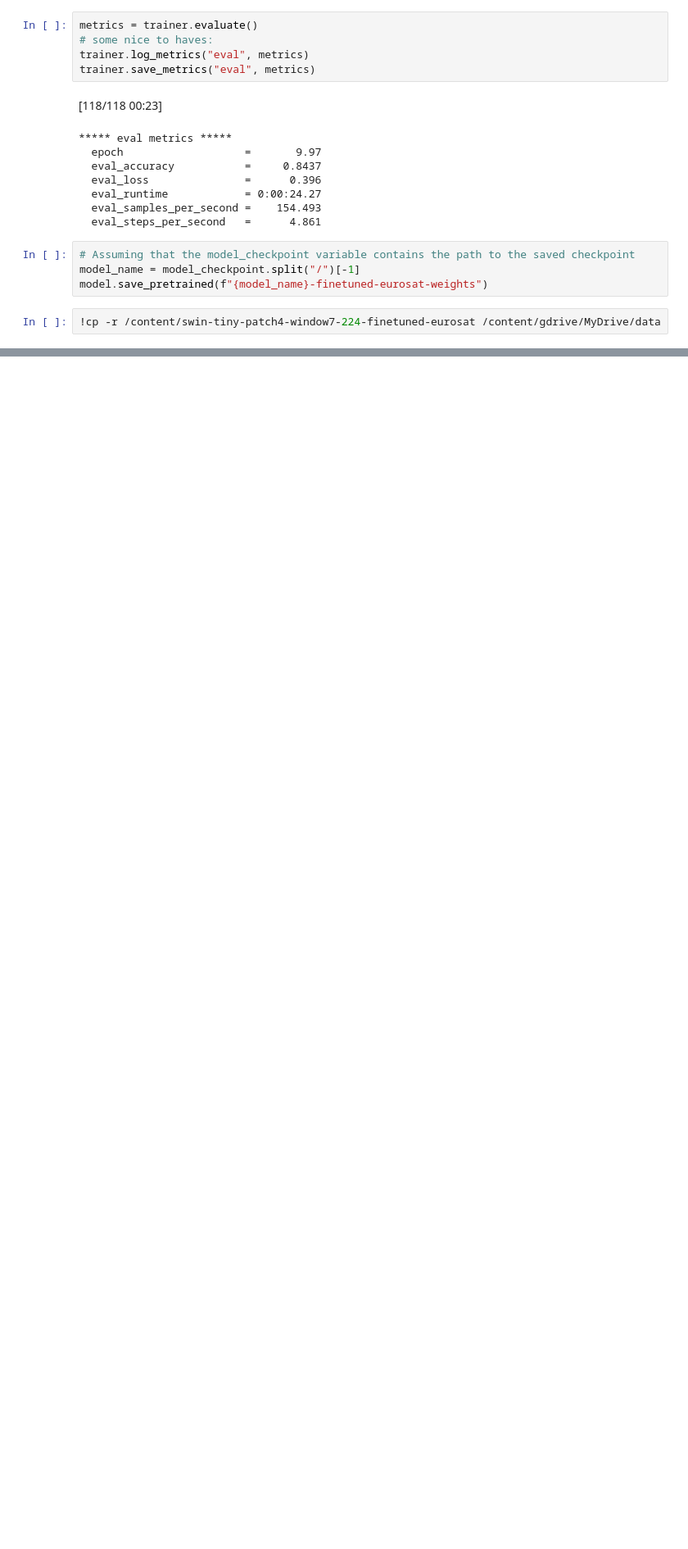
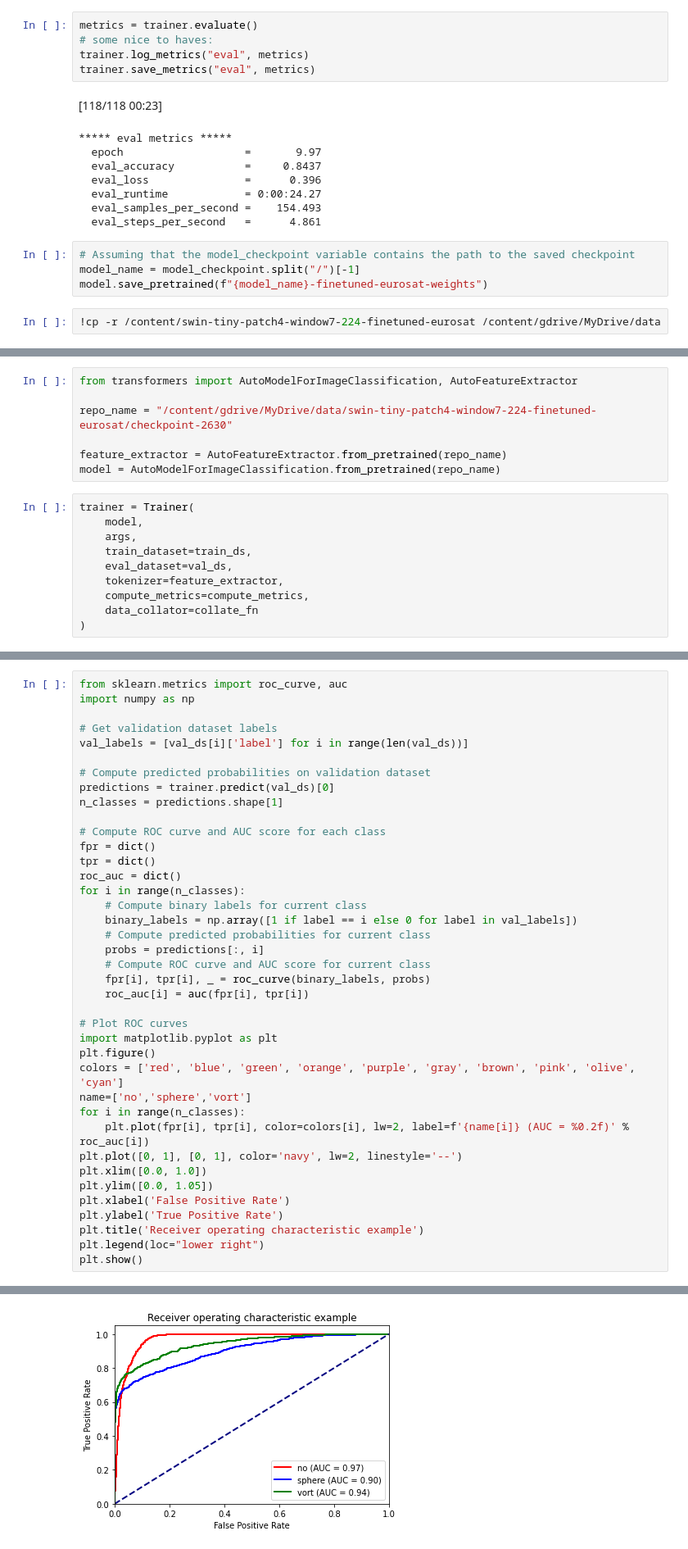
Before and after one commit to Om-Doiphode/Substructure, a Jupyter notebook: ViT.ipynb, the cells around one changed output, grey strips where cells are left out. Shown at 82% size. Cells and saved outputs as stored; diff of their text form; blank space fills up the shorter version.

```diff
--- a/ViT.ipynb
+++ b/ViT.ipynb
@@ -346,0 +319,17 @@ model.save_pretrained(f"{model_name}-finetuned-eurosat-weights")
+# %%
+from transformers import AutoModelForImageClassification, AutoFeatureExtractor
+
+repo_name = "/content/gdrive/MyDrive/data/swin-tiny-patch4-window7-224-finetuned-eurosat/checkpoint-2630"
+
+feature_extractor = AutoFeatureExtractor.from_pretrained(repo_name)
+model = AutoModelForImageClassification.from_pretrained(repo_name)
+# %%
+trainer = Trainer(
+    model,
+    args,
+    train_dataset=train_ds,
+    eval_dataset=val_ds,
+    tokenizer=feature_extractor,
+    compute_metrics=compute_metrics,
+    data_collator=collate_fn
+)
@@ -346,0 +354,40 @@ model.save_pretrained(f"{model_name}-finetuned-eurosat-weights")
+# %%
+from sklearn.metrics import roc_curve, auc
+import numpy as np
+
+# Get validation dataset labels
+val_labels = [val_ds[i]['label'] for i in range(len(val_ds))]
+
+# Compute predicted probabilities on validation dataset
+predictions = trainer.predict(val_ds)[0]
+n_classes = predictions.shape[1]
+
+# Compute ROC curve and AUC score for each class
+fpr = dict()
+tpr = dict()
+roc_auc = dict()
+for i in range(n_classes):
+    # Compute binary labels for current class
+    binary_labels = np.array([1 if label == i else 0 for label in val_labels])
+    # Compute predicted probabilities for current class
+    probs = predictions[:, i]
+    # Compute ROC curve and AUC score for current class
+    fpr[i], tpr[i], _ = roc_curve(binary_labels, probs)
+    roc_auc[i] = auc(fpr[i], tpr[i])
+
+# Plot ROC curves
+import matplotlib.pyplot as plt
+plt.figure()
+colors = ['red', 'blue', 'green', 'orange', 'purple', 'gray', 'brown', 'pink', 'olive', 'cyan']
+name=['no','sphere','vort']
+for i in range(n_classes):
+    plt.plot(fpr[i], tpr[i], color=colors[i], lw=2, label=f'{name[i]} (AUC = %0.2f)' % roc_auc[i])
+plt.plot([0, 1], [0, 1], color='navy', lw=2, linestyle='--')
+plt.xlim([0.0, 1.0])
+plt.ylim([0.0, 1.05])
+plt.xlabel('False Positive Rate')
+plt.ylabel('True Positive Rate')
+plt.title('Receiver operating characteristic example')
+plt.legend(loc="lower right")
+plt.show()
+# %% [output]
@@ -346,0 +395 @@ model.save_pretrained(f"{model_name}-finetuned-eurosat-weights")
+[figure, added]
```
Also changed, not shown: parts of 12 cells of this notebook, 2 other files.
